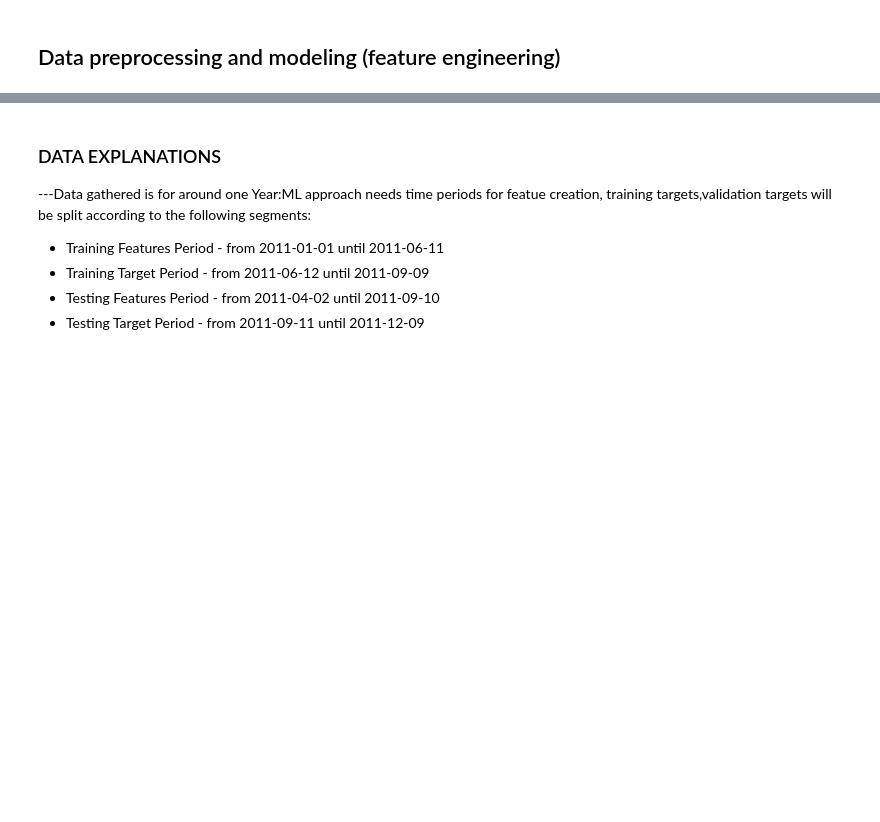
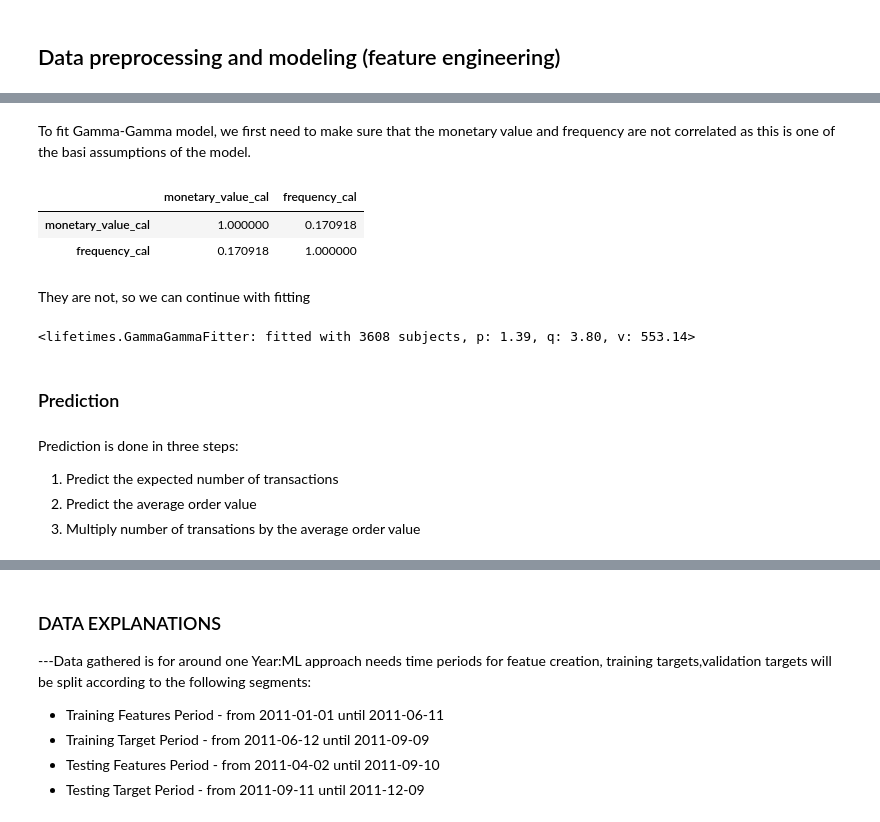
Before and after one commit to hcgalvan/UNSAM-Machine-Learning-on-Economics, a Jupyter notebook: clv-with-dnn-and-regression.ipynb, the cells around one changed output, grey strips where cells are left out. Drawn from its saved outputs; the diff is of its cells as text; code cells hidden in the pictures; blank space fills up the shorter version.

```diff
--- a/clv-with-dnn-and-regression.ipynb
+++ b/clv-with-dnn-and-regression.ipynb
@@ -105,0 +177,24 @@ Number of entries: 541909
+# %% [markdown]
+To fit Gamma-Gamma model, we first need to make sure that the monetary value and frequency are not correlated as this is one of the basi assumptions of the model.
+# %%
+#Train Gamma-Gamma
+rfm_train_test[['monetary_value_cal', 'frequency_cal']].corr()
+# %% [output]
+|  | monetary_value_cal | frequency_cal |
+| monetary_value_cal | 1.000000 | 0.170918 |
+| frequency_cal | 0.170918 | 1.000000 |
+# %% [markdown]
+They are not, so we can continue with fitting
+# %%
+ggf = GammaGammaFitter(penalizer_coef = 0)
+ggf.fit(rfm_train_test['frequency_cal'],
+        rfm_train_test['monetary_value_cal'])
+# %% [output]
+<lifetimes.GammaGammaFitter: fitted with 3608 subjects, p: 1.39, q: 3.80, v: 553.14>
+# %% [markdown]
+### Prediction
+# %% [markdown]
+Prediction is done in three steps:
+1. Predict the expected number of transactions
+2. Predict the average order value
+3. Multiply number of transations by the average order value
```
Also changed, not shown: parts of 66 cells of this notebook, 1 other file.
